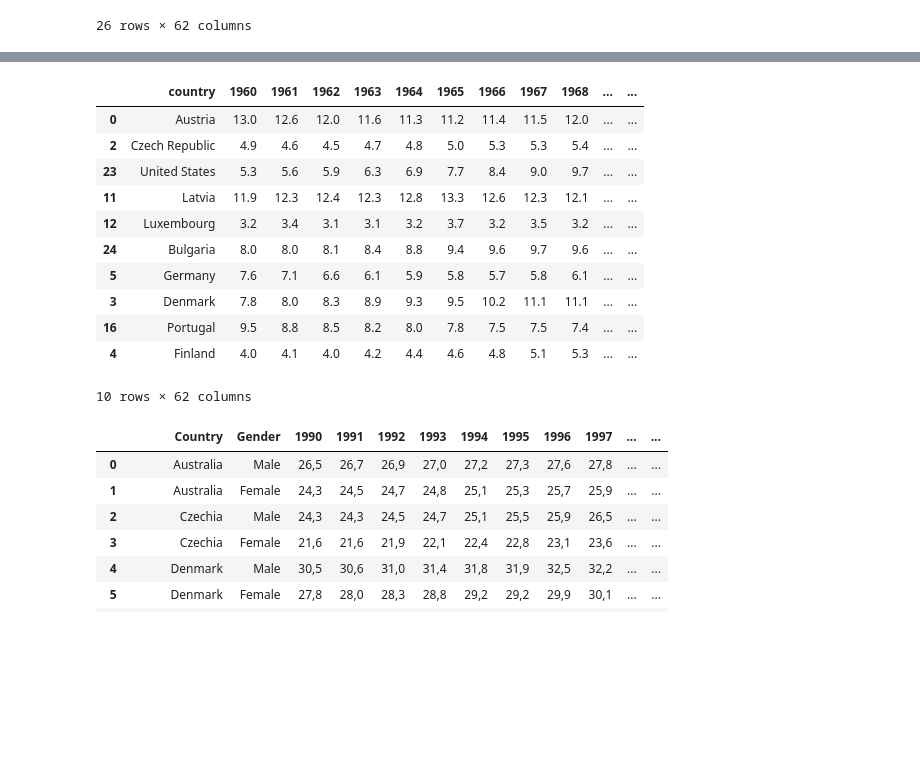
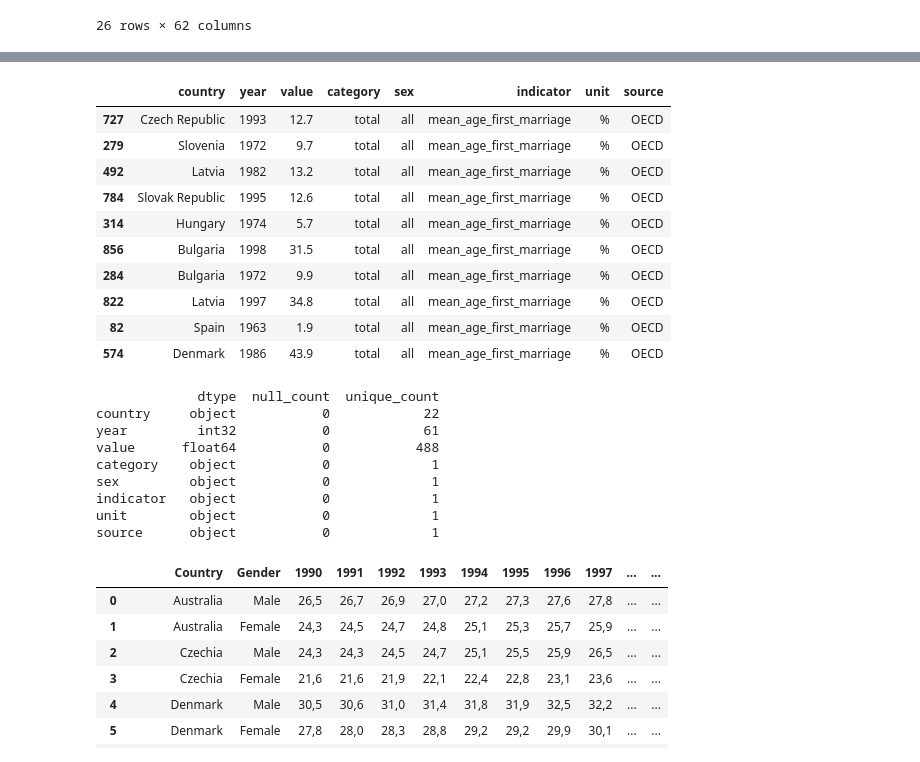
Before and after one commit to YkslB/marriage_statistics, a Jupyter notebook: scripts/Cleaning.ipynb, the cells around one changed output, grey strips where cells are left out. Drawn from its saved outputs; the diff is of its cells as text; code cells hidden in the pictures; blank space fills up the shorter version.

```diff
--- a/scripts/Cleaning.ipynb
+++ b/scripts/Cleaning.ipynb
@@ -2324,18 +2342,57 @@ country   object           0            22
 # %%
+
+# Identify columns
+id_cols = [c for c in ['country','category','sex'] if c in df_20.columns]
+year_cols = [c for c in df_20.columns if re.fullmatch(r'\d{4}', c)]
+
+# Melt wide → long
+df_20 = df_20.melt(id_vars=id_cols, value_vars=year_cols,
+                       var_name='year', value_name='value')
+
+# Fix dtypes
+df_20['year'] = df_20['year'].astype(int)
+df_20['value'] = pd.to_numeric(df_20['value'], errors='coerce')
+df_20 = df_20.dropna(subset=['value'])
+
+# Add required columns
+if 'category' not in df_20.columns: df_20['category'] = 'total'
+if 'sex' not in df_20.columns:      df_20['sex'] = 'all'
+df_20['indicator'] = 'mean_age_first_marriage'
+df_20['unit'] = '%'
+df_20['source'] = 'OECD'
+
 df_20.sample(10)
 # %% [output]
-|  | country | 1960 | 1961 | 1962 | 1963 | 1964 | 1965 | 1966 | 1967 | 1968 | ... | ... |
-| 0 | Austria | 13.0 | 12.6 | 12.0 | 11.6 | 11.3 | 11.2 | 11.4 | 11.5 | 12.0 | ... | ... |
-| 2 | Czech Republic | 4.9 | 4.6 | 4.5 | 4.7 | 4.8 | 5.0 | 5.3 | 5.3 | 5.4 | ... | ... |
-| 23 | United States | 5.3 | 5.6 | 5.9 | 6.3 | 6.9 | 7.7 | 8.4 | 9.0 | 9.7 | ... | ... |
-| 11 | Latvia | 11.9 | 12.3 | 12.4 | 12.3 | 12.8 | 13.3 | 12.6 | 12.3 | 12.1 | ... | ... |
-| 12 | Luxembourg | 3.2 | 3.4 | 3.1 | 3.1 | 3.2 | 3.7 | 3.2 | 3.5 | 3.2 | ... | ... |
-| 24 | Bulgaria | 8.0 | 8.0 | 8.1 | 8.4 | 8.8 | 9.4 | 9.6 | 9.7 | 9.6 | ... | ... |
-| 5 | Germany | 7.6 | 7.1 | 6.6 | 6.1 | 5.9 | 5.8 | 5.7 | 5.8 | 6.1 | ... | ... |
-| 3 | Denmark | 7.8 | 8.0 | 8.3 | 8.9 | 9.3 | 9.5 | 10.2 | 11.1 | 11.1 | ... | ... |
-| 16 | Portugal | 9.5 | 8.8 | 8.5 | 8.2 | 8.0 | 7.8 | 7.5 | 7.5 | 7.4 | ... | ... |
-| 4 | Finland | 4.0 | 4.1 | 4.0 | 4.2 | 4.4 | 4.6 | 4.8 | 5.1 | 5.3 | ... | ... |
+|  | country | year | value | category | sex | indicator | unit | source |
+| 727 | Czech Republic | 1993 | 12.7 | total | all | mean_age_first_marriage | % | OECD |
+| 279 | Slovenia | 1972 | 9.7 | total | all | mean_age_first_marriage | % | OECD |
+| 492 | Latvia | 1982 | 13.2 | total | all | mean_age_first_marriage | % | OECD |
+| 784 | Slovak Republic | 1995 | 12.6 | total | all | mean_age_first_marriage | % | OECD |
+| 314 | Hungary | 1974 | 5.7 | total | all | mean_age_first_marriage | % | OECD |
+| 856 | Bulgaria | 1998 | 31.5 | total | all | mean_age_first_marriage | % | OECD |
+| 284 | Bulgaria | 1972 | 9.9 | total | all | mean_age_first_marriage | % | OECD |
+| 822 | Latvia | 1997 | 34.8 | total | all | mean_age_first_marriage | % | OECD |
+| 82 | Spain | 1963 | 1.9 | total | all | mean_age_first_marriage | % | OECD |
+| 574 | Denmark | 1986 | 43.9 | total | all | mean_age_first_marriage | % | OECD |
-10 rows × 62 columns
+# %%
+
+
+df_info = pd.DataFrame({
+    'dtype': df_20.dtypes,
+    'null_count': df_20.isnull().sum(),
+    'unique_count': df_20.nunique()
+})
+print(df_info)
+# %% [output]
+             dtype  null_count  unique_count
+country     object           0            22
+year         int32           0            61
+value      float64           0           488
+category    object           0             1
+sex         object           0             1
+indicator   object           0             1
+unit        object           0             1
+source      object           0             1
 # %%
 #df_20.to_csv('../data/Cleaned/cleaned_share_of_births_outside_of_marriage_oecd.csv', index=False)
 # %%
```
Also changed, not shown: parts of 82 cells of this notebook, 3 other files.
